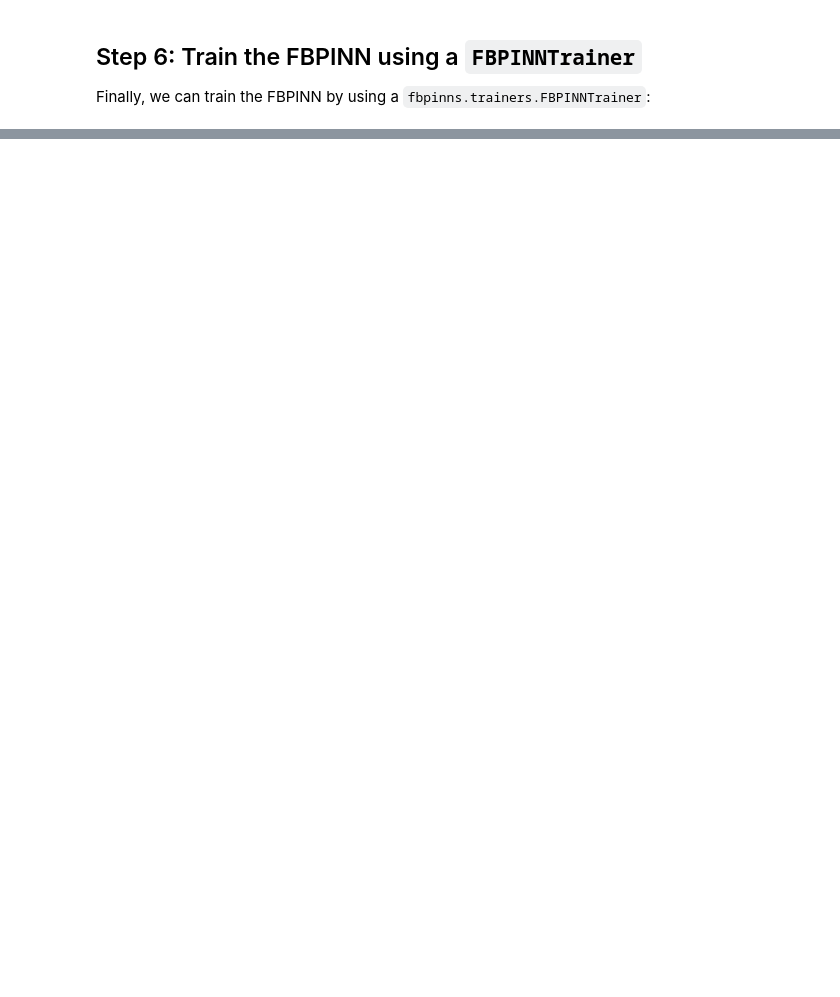
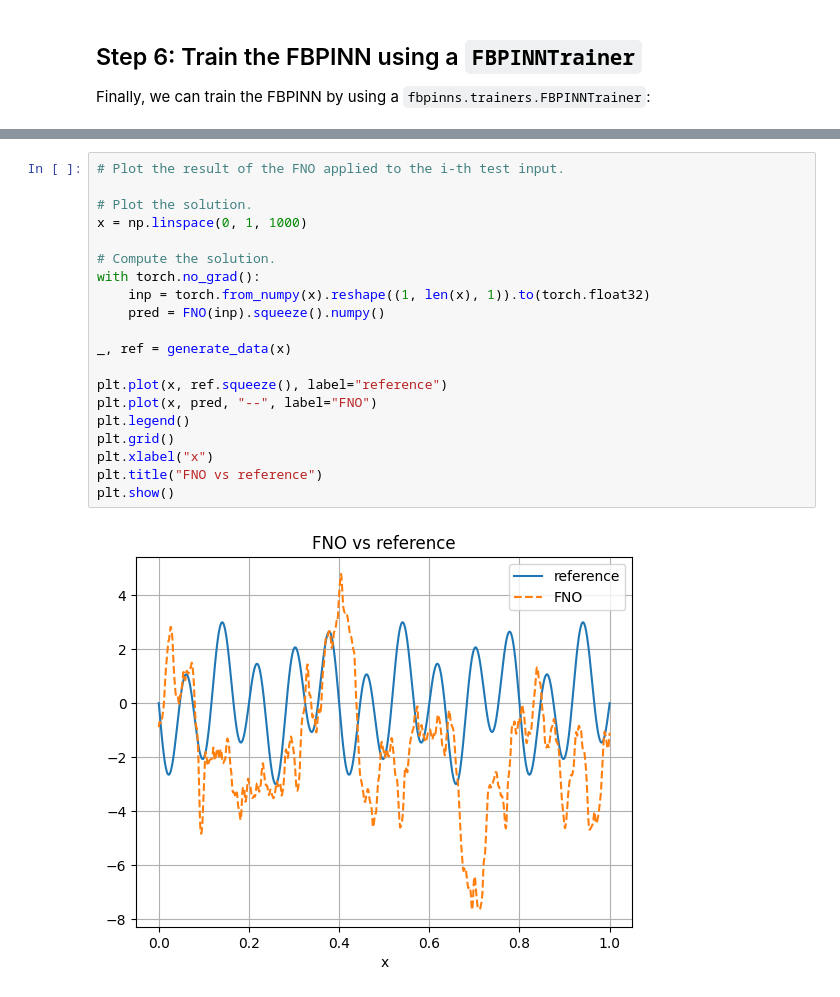
Before and after one commit to AedenLindelauf/FBPINNs, a Jupyter notebook: examples/5. Stress testing - 1D u'' = f.ipynb, the cells around one changed output, grey strips where cells are left out. Cells and saved outputs as stored; diff of their text form; blank space fills up the shorter version.

```diff
--- a/examples/5. Stress testing - 1D u'' = f.ipynb
+++ b/examples/5. Stress testing - 1D u'' = f.ipynb
@@ -442,0 +777,22 @@ all_params = run.train()
+# %%
+# Plot the result of the FNO applied to the i-th test input.
+
+# Plot the solution.
+x = np.linspace(0, 1, 1000)
+
+# Compute the solution.
+with torch.no_grad():
+    inp = torch.from_numpy(x).reshape((1, len(x), 1)).to(torch.float32)
+    pred = FNO(inp).squeeze().numpy()
+
+_, ref = generate_data(x)
+
+plt.plot(x, ref.squeeze(), label="reference")
+plt.plot(x, pred, "--", label="FNO")
+plt.legend()
+plt.grid()
+plt.xlabel("x")
+plt.title("FNO vs reference")
+plt.show()
+# %% [output]
+[figure, added]
```
Also changed, not shown: parts of 20 cells of this notebook.
